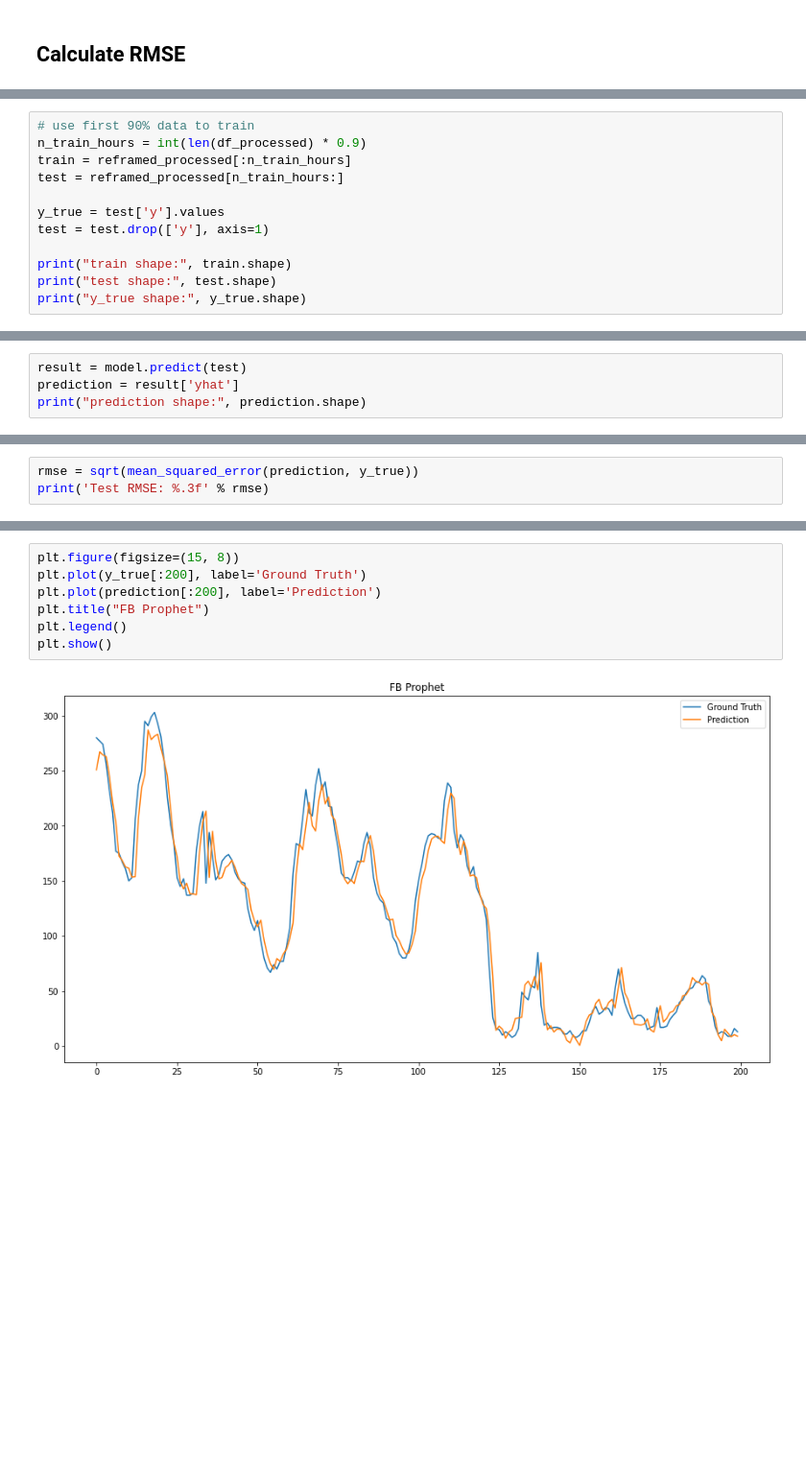
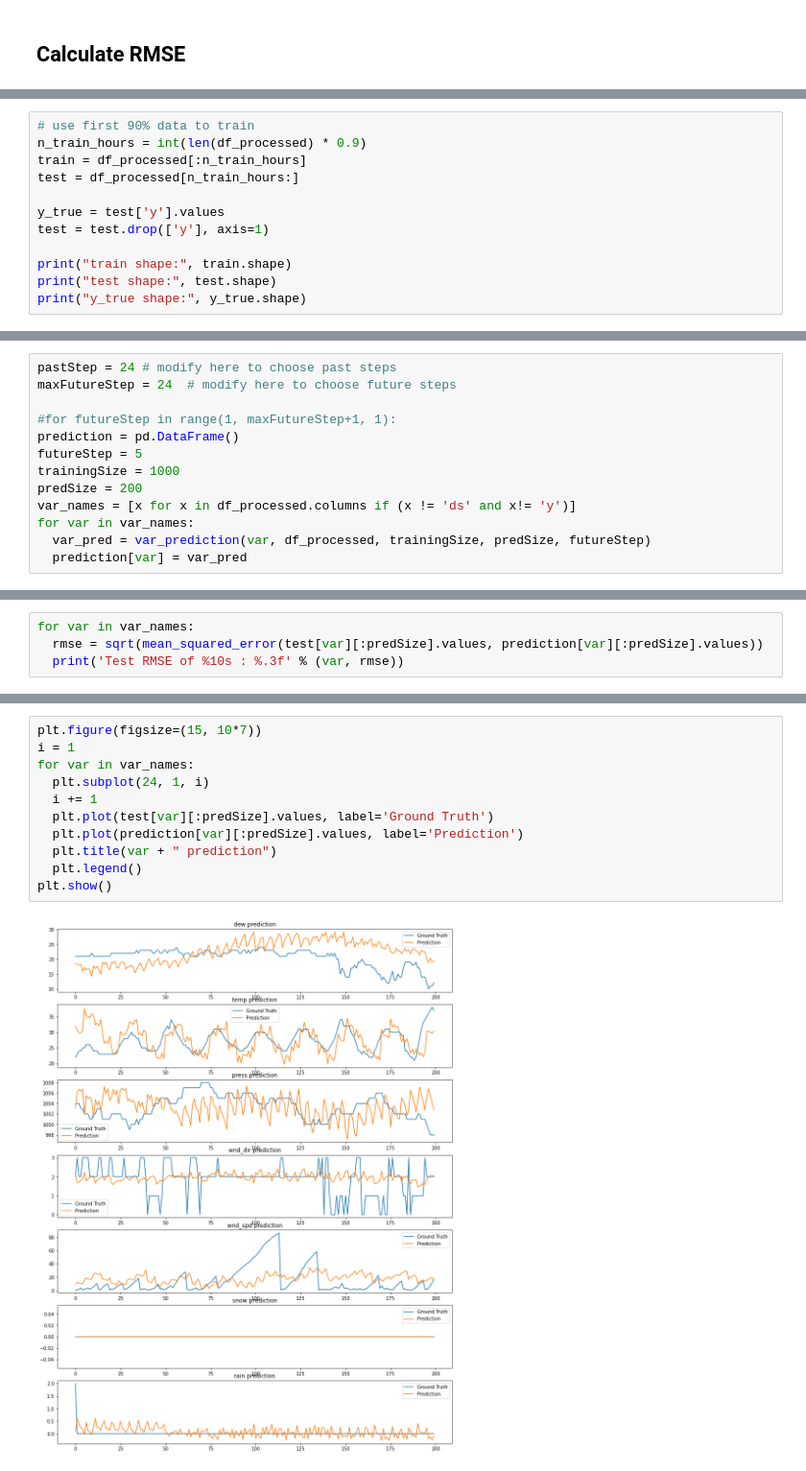
Before and after one commit to ttezy/Time-Sequence-Analysis, a Jupyter notebook: FB_Prophet_Multivariate.ipynb, the cells around one changed output, grey strips where cells are left out. Shown at 96% size. Cells and saved outputs as stored; diff of their text form; blank space fills up the shorter version.

```diff
--- a/FB_Prophet_Multivariate.ipynb
+++ b/FB_Prophet_Multivariate.ipynb
@@ -266,8 +301,8 @@ print(reframed_processed.head())
 # %%
 # use first 90% data to train
 n_train_hours = int(len(df_processed) * 0.9)
-train = reframed_processed[:n_train_hours]
-test = reframed_processed[n_train_hours:]
+train = df_processed[:n_train_hours]
+test = df_processed[n_train_hours:]
 
 y_true = test['y'].values
 test = test.drop(['y'], axis=1)
@@ -295,4 +316,0 @@ model.fit(train)
-# %%
-result = model.predict(test)
-prediction = result['yhat']
-print("prediction shape:", prediction.shape)
@@ -300,0 +352,13 @@ prediction shape: (4359,)
+# %%
+pastStep = 24 # modify here to choose past steps
+maxFutureStep = 24  # modify here to choose future steps
+
+#for futureStep in range(1, maxFutureStep+1, 1):
+prediction = pd.DataFrame()
+futureStep = 5
+trainingSize = 1000
+predSize = 200
+var_names = [x for x in df_processed.columns if (x != 'ds' and x!= 'y')]
+for var in var_names:
+  var_pred = var_prediction(var, df_processed, trainingSize, predSize, futureStep)
+  prediction[var] = var_pred
@@ -301,4 +383,5 @@ prediction shape: (4359,)
 # %%
-rmse = sqrt(mean_squared_error(prediction, y_true))
-print('Test RMSE: %.3f' % rmse)
+for var in var_names:
+  rmse = sqrt(mean_squared_error(test[var][:predSize].values, prediction[var][:predSize].values))
+  print('Test RMSE of %10s : %.3f' % (var, rmse))
 # %% [output]
@@ -306,9 +395,13 @@ Test RMSE: 21.532
 # %%
-plt.figure(figsize=(15, 8))
-plt.plot(y_true[:200], label='Ground Truth')
-plt.plot(prediction[:200], label='Prediction')
-plt.title("FB Prophet")
-plt.legend()
+plt.figure(figsize=(15, 10*7))
+i = 1
+for var in var_names:
+  plt.subplot(24, 1, i)
+  i += 1
+  plt.plot(test[var][:predSize].values, label='Ground Truth')
+  plt.plot(prediction[var][:predSize].values, label='Prediction')
+  plt.title(var + " prediction")
+  plt.legend()
 plt.show()
 # %% [output]
-[figure, old version]
+[figure, new version]
```
Also changed, not shown: parts of 49 cells of this notebook.
